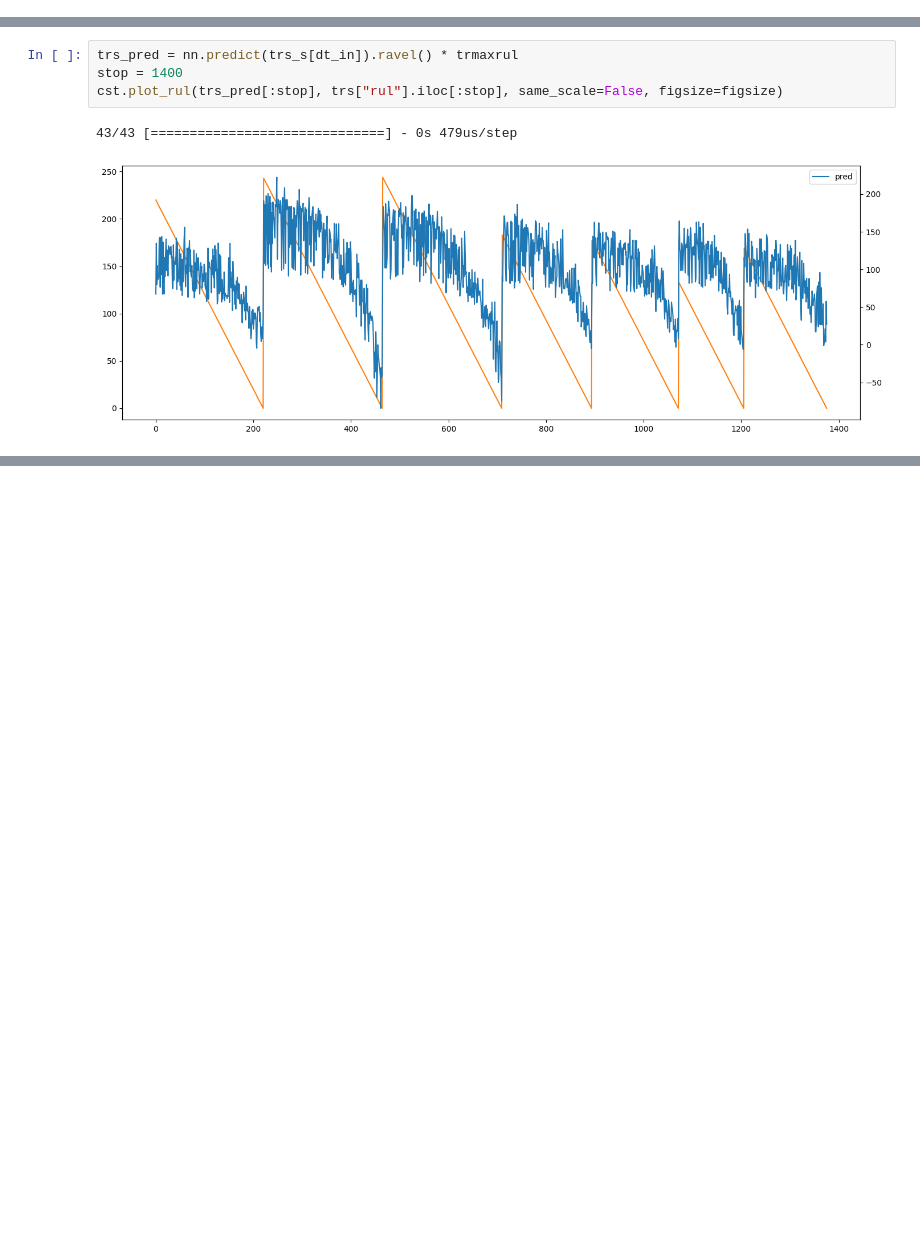
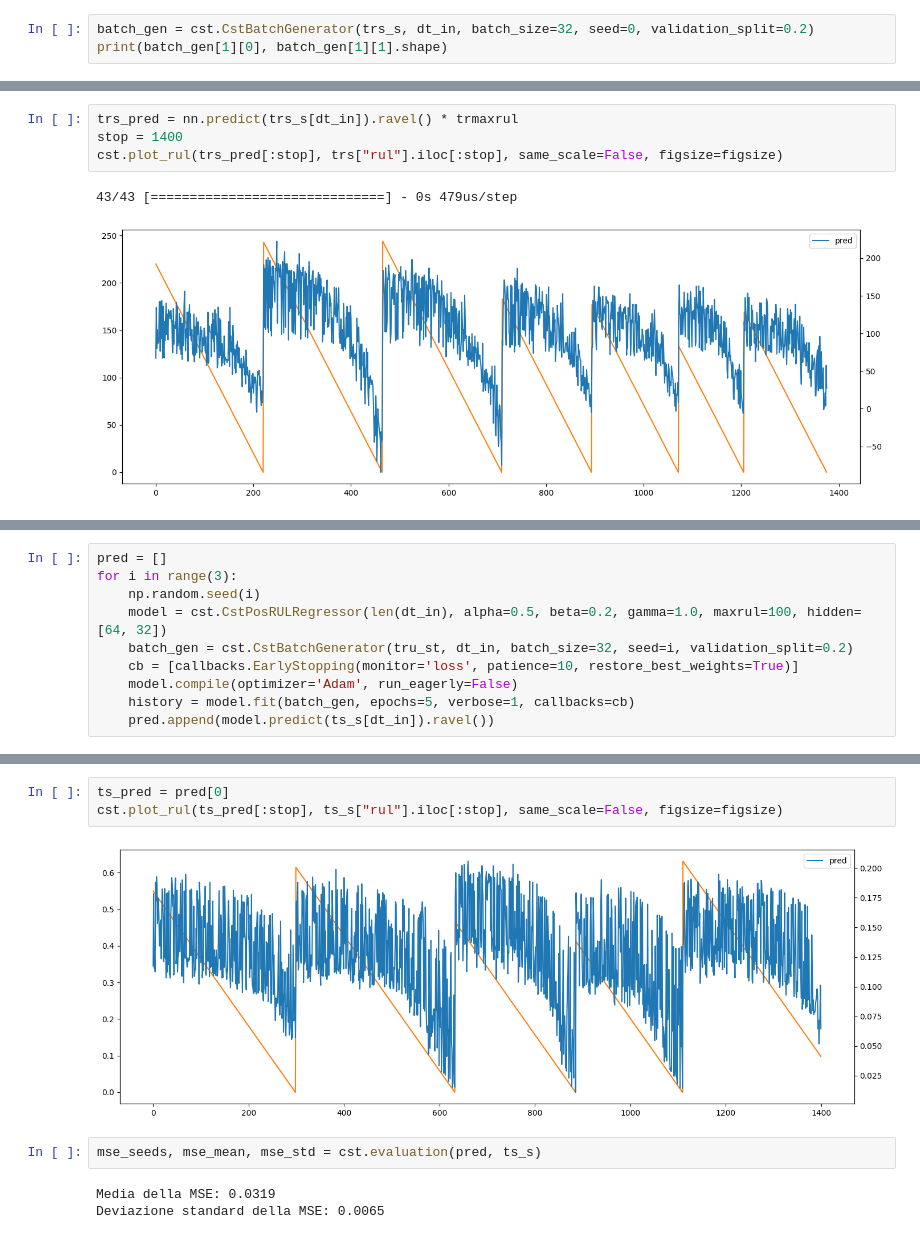
Before and after one commit to giorgiapavani/AI-in-Industry, a Jupyter notebook: notebooks/Project.ipynb, the cells around one changed output, grey strips where cells are left out. Cells and saved outputs as stored; diff of their text form; blank space fills up the shorter version.

```diff
--- a/notebooks/1. Domain Knowledge Injection via SBR.ipynb
+++ b/notebooks/Project.ipynb
@@ -200,3 +200,6 @@ trs_2 = cst.split_data(ts, trs=trs, trs_ratio=0.75)
 Num. samples: 34038 (supervised), 15864 (test)
 # %%
 trs_s, ts_s, trmaxrul = cst.standardize(trs_2, ts, dt_in)
+# %%
+batch_gen = cst.CstBatchGenerator(trs_s, dt_in, batch_size=32, seed=0, validation_split=0.2)
+print(batch_gen[1][0], batch_gen[1][1].shape)
@@ -528,0 +557,10 @@ cst.plot_rul(trs_pred[:stop], trs["rul"].iloc[:stop], same_scale=False, figsize=
+# %%
+pred = []
+for i in range(3):
+    np.random.seed(i)
+    model = cst.CstPosRULRegressor(len(dt_in), alpha=0.5, beta=0.2, gamma=1.0, maxrul=100, hidden=[64, 32])
+    batch_gen = cst.CstBatchGenerator(tru_st, dt_in, batch_size=32, seed=i, validation_split=0.2)
+    cb = [callbacks.EarlyStopping(monitor='loss', patience=10, restore_best_weights=True)]
+    model.compile(optimizer='Adam', run_eagerly=False)
+    history = model.fit(batch_gen, epochs=5, verbose=1, callbacks=cb)
+    pred.append(model.predict(ts_s[dt_in]).ravel())
@@ -528,0 +585,10 @@ cst.plot_rul(trs_pred[:stop], trs["rul"].iloc[:stop], same_scale=False, figsize=
+# %%
+ts_pred = pred[0]
+cst.plot_rul(ts_pred[:stop], ts_s["rul"].iloc[:stop], same_scale=False, figsize=figsize)
+# %% [output]
+[figure, added]
+# %%
+mse_seeds, mse_mean, mse_std = cst.evaluation(pred, ts_s)
+# %% [output]
+Media della MSE: 0.0319
+Deviazione standard della MSE: 0.0065
```
Also changed, not shown: parts of 6 cells of this notebook, 1 other file.
